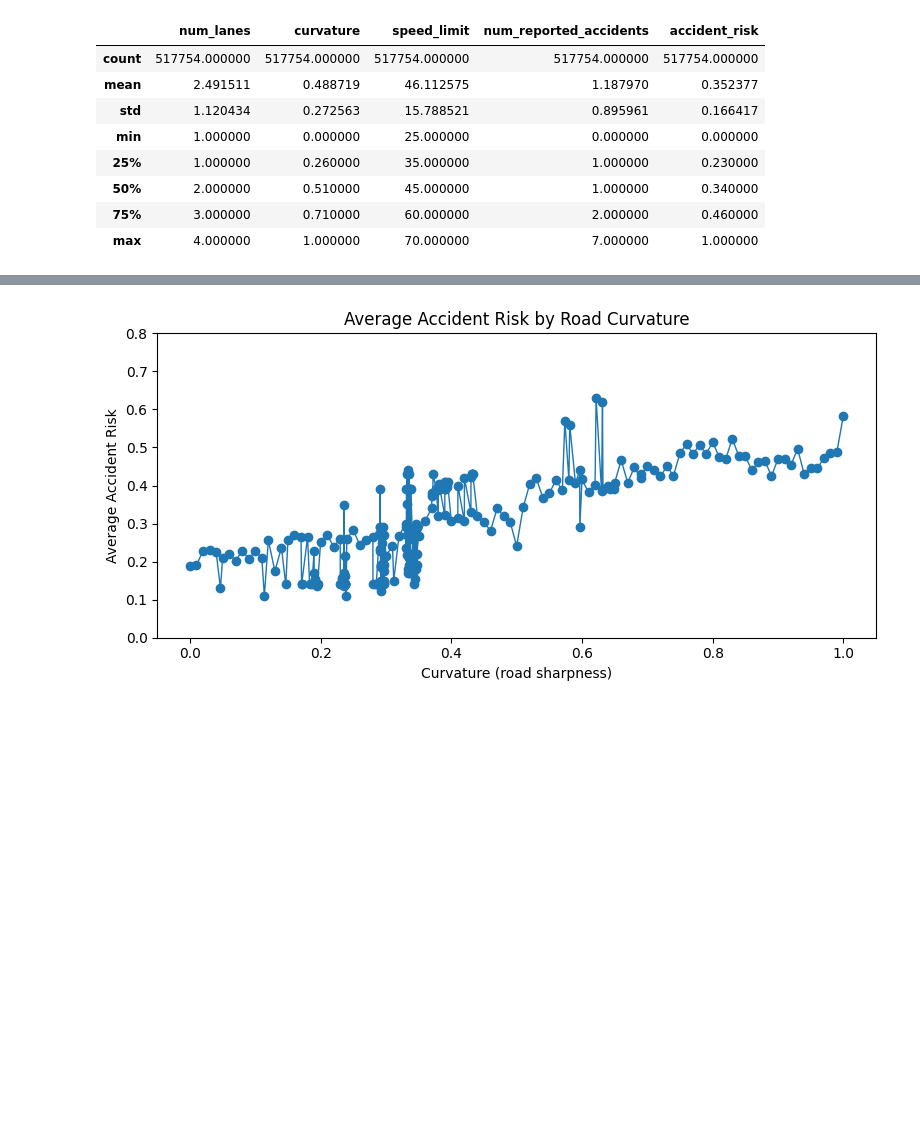
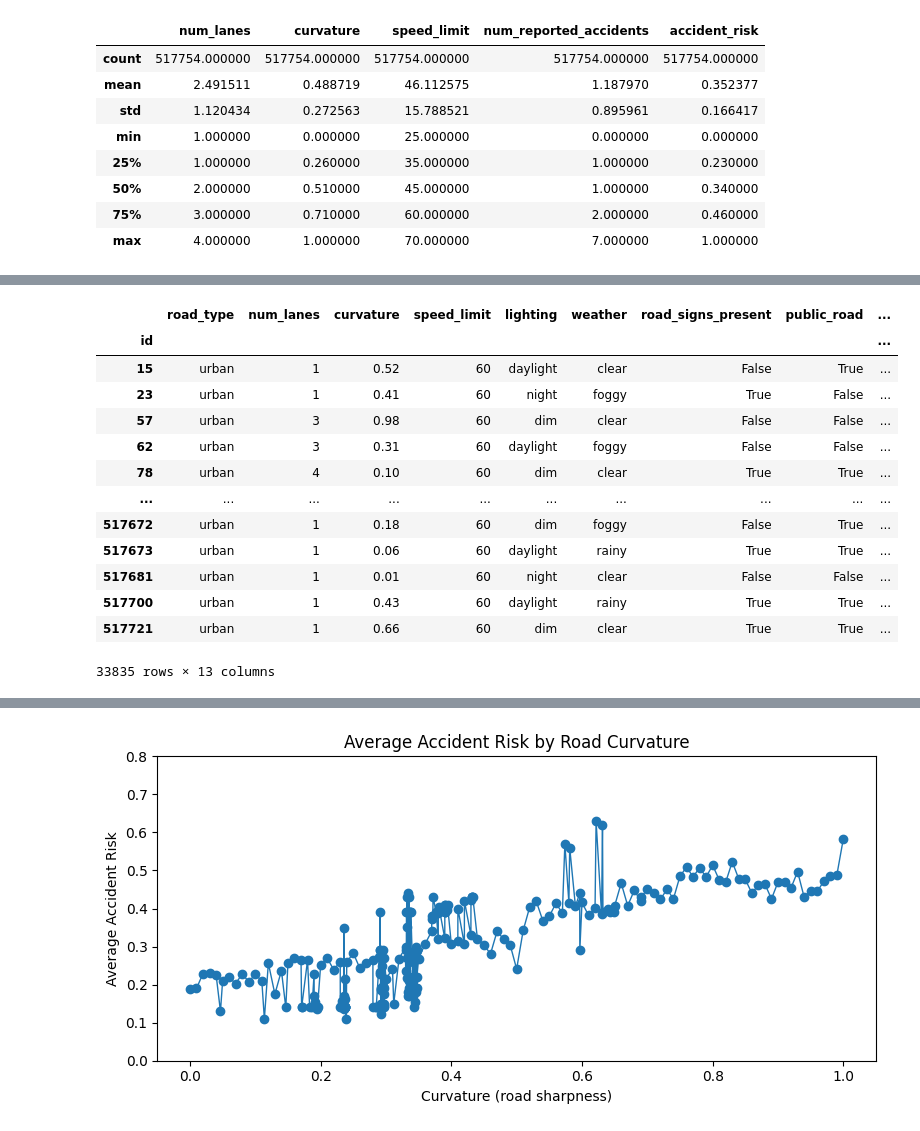
Before and after one commit to sjain600/Kaggle-Playground-Series-Season-5-Episode-10, a Jupyter notebook: eda-and-data-visualization.ipynb, the cells around one changed output, grey strips where cells are left out. Drawn from its saved outputs; the diff is of its cells as text; code cells hidden in the pictures; blank space fills up the shorter version.

```diff
--- a/eda-and-data-visualization.ipynb
+++ b/eda-and-data-visualization.ipynb
@@ -94,0 +112,17 @@ train.describe()
+# %%
+train[(train['speed_limit'] == 60) & (train['road_type'] == 'urban')]
+# %% [output]
+|  | road_type | num_lanes | curvature | speed_limit | lighting | weather | road_signs_present | public_road | ... |
+| id |  |  |  |  |  |  |  |  | ... |
+| 15 | urban | 1 | 0.52 | 60 | daylight | clear | False | True | ... |
+| 23 | urban | 1 | 0.41 | 60 | night | foggy | True | False | ... |
+| 57 | urban | 3 | 0.98 | 60 | dim | clear | False | False | ... |
+| 62 | urban | 3 | 0.31 | 60 | daylight | foggy | False | False | ... |
+| 78 | urban | 4 | 0.10 | 60 | dim | clear | True | True | ... |
+| ... | ... | ... | ... | ... | ... | ... | ... | ... | ... |
+| 517672 | urban | 1 | 0.18 | 60 | dim | foggy | False | True | ... |
+| 517673 | urban | 1 | 0.06 | 60 | daylight | rainy | True | True | ... |
+| 517681 | urban | 1 | 0.01 | 60 | night | clear | False | False | ... |
+| 517700 | urban | 1 | 0.43 | 60 | daylight | rainy | True | True | ... |
+| 517721 | urban | 1 | 0.66 | 60 | dim | clear | True | True | ... |
+33835 rows × 13 columns
```
Also changed, not shown: parts of 4 cells of this notebook.
